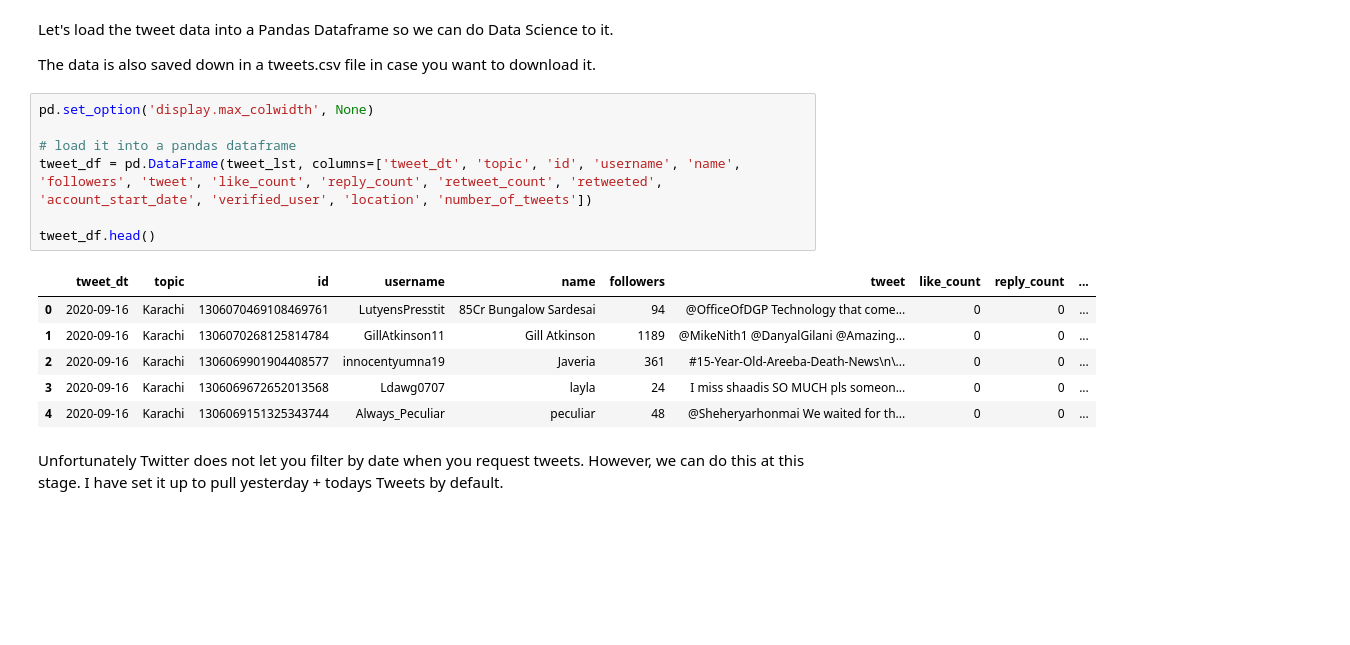
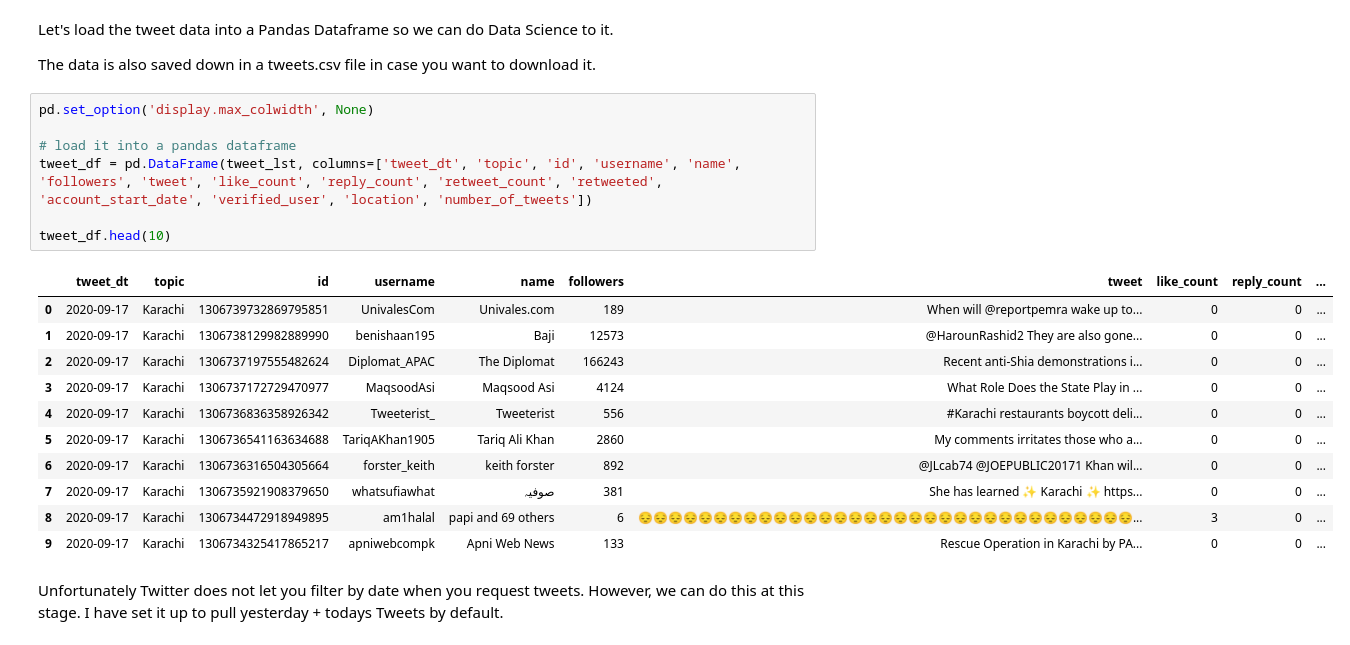
Before and after one commit to samas-it-services/karachi24, a Jupyter notebook: Karachi24_twitter_scraper.ipynb, the cells around one changed output. Saved outputs shown, nothing was run; the diff lists cells and outputs as text; blank space fills up the shorter version.

```diff
--- a/Karachi24_twitter_scraper.ipynb
+++ b/Karachi24_twitter_scraper.ipynb
@@ -208,17 +232,22 @@ The data is also saved down in a tweets.csv file in case you want to download it
 # %%
 pd.set_option('display.max_colwidth', None)
 
 # load it into a pandas dataframe
 tweet_df = pd.DataFrame(tweet_lst, columns=['tweet_dt', 'topic', 'id', 'username', 'name', 'followers', 'tweet', 'like_count', 'reply_count', 'retweet_count', 'retweeted', 'account_start_date', 'verified_user', 'location', 'number_of_tweets'])
 
-tweet_df.head()
+tweet_df.head(10)
 # %% [output]
 |  | tweet_dt | topic | id | username | name | followers | tweet | like_count | reply_count | ... |
-| 0 | 2020-09-16 | Karachi | 1306070469108469761 | LutyensPresstit | 85Cr Bungalow Sardesai | 94 | @OfficeOfDGP Technology that come... | 0 | 0 | ... |
-| 1 | 2020-09-16 | Karachi | 1306070268125814784 | GillAtkinson11 | Gill Atkinson | 1189 | @MikeNith1 @DanyalGilani @Amazing... | 0 | 0 | ... |
-| 2 | 2020-09-16 | Karachi | 1306069901904408577 | innocentyumna19 | Javeria | 361 | #15-Year-Old-Areeba-Death-News\n\... | 0 | 0 | ... |
-| 3 | 2020-09-16 | Karachi | 1306069672652013568 | Ldawg0707 | layla | 24 | I miss shaadis SO MUCH pls someon... | 0 | 0 | ... |
-| 4 | 2020-09-16 | Karachi | 1306069151325343744 | Always_Peculiar | peculiar | 48 | @Sheheryarhonmai We waited for th... | 0 | 0 | ... |
+| 0 | 2020-09-17 | Karachi | 1306739732869795851 | UnivalesCom | Univales.com | 189 | When will @reportpemra wake up to... | 0 | 0 | ... |
+| 1 | 2020-09-17 | Karachi | 1306738129982889990 | benishaan195 | Baji | 12573 | @HarounRashid2 They are also gone... | 0 | 0 | ... |
+| 2 | 2020-09-17 | Karachi | 1306737197555482624 | Diplomat_APAC | The Diplomat | 166243 | Recent anti-Shia demonstrations i... | 0 | 0 | ... |
+| 3 | 2020-09-17 | Karachi | 1306737172729470977 | MaqsoodAsi | Maqsood Asi | 4124 | What Role Does the State Play in ... | 0 | 0 | ... |
+| 4 | 2020-09-17 | Karachi | 1306736836358926342 | Tweeterist_ | Tweeterist | 556 | #Karachi restaurants boycott deli... | 0 | 0 | ... |
+| 5 | 2020-09-17 | Karachi | 1306736541163634688 | TariqAKhan1905 | Tariq Ali Khan | 2860 | My comments irritates those who a... | 0 | 0 | ... |
+| 6 | 2020-09-17 | Karachi | 1306736316504305664 | forster_keith | keith forster | 892 | @JLcab74 @JOEPUBLIC20171 Khan wil... | 0 | 0 | ... |
+| 7 | 2020-09-17 | Karachi | 1306735921908379650 | whatsufiawhat | صوفیہ | 381 | She has learned ✨ Karachi ✨ https... | 0 | 0 | ... |
+| 8 | 2020-09-17 | Karachi | 1306734472918949895 | am1halal | papi and 69 others | 6 | 😔😔😔😔😔😔😔😔😔😔😔😔😔😔😔😔😔😔😔😔😔😔😔😔😔😔😔😔😔😔😔😔😔... | 3 | 0 | ... |
+| 9 | 2020-09-17 | Karachi | 1306734325417865217 | apniwebcompk | Apni Web News | 133 | Rescue Operation in Karachi by PA... | 0 | 0 | ... |
 # %% [markdown]
 Unfortunately Twitter does not let you filter by date when you request tweets. However, we can do this at this stage. I have set it up to pull yesterday + todays Tweets by default.
 # %%
```
Also changed, not shown: parts of 11 cells of this notebook, 5 other files.
